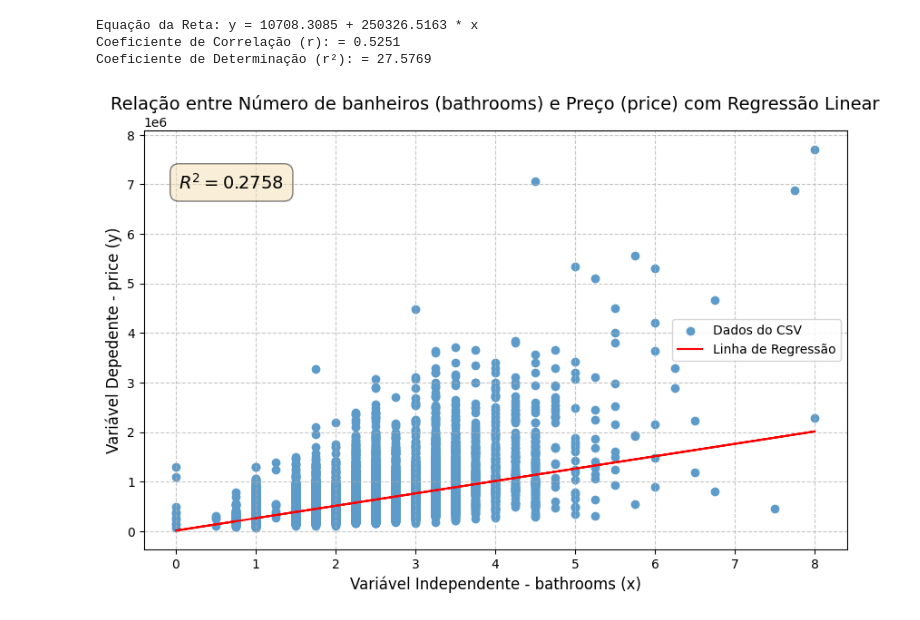
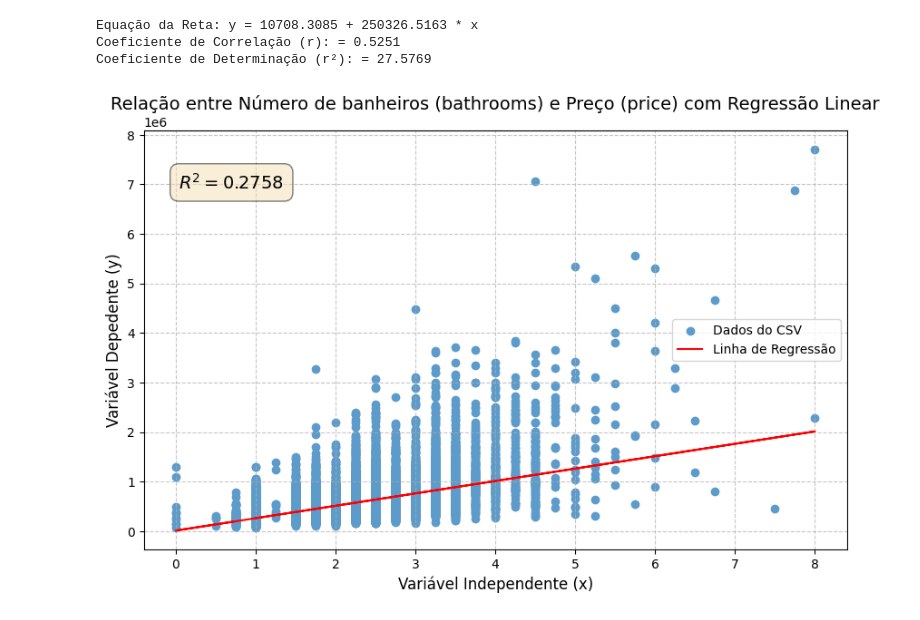
Before and after one commit to AlissaGabriel/Fatec-AprendizagemDeMaquina, a Jupyter notebook: Aula07/preco_bathrooms.ipynb, the cells around one changed output. Cells and saved outputs as stored; diff of their text form; code cells hidden in the pictures.

```diff
--- a/Aula07/preco_bathrooms.ipynb
+++ b/Aula07/preco_bathrooms.ipynb
@@ -57,33 +57,33 @@ print(f"Coeficiente de Determinação (r²): = {r2*100:.4f}")
 
 # 7. Visualização Gráfica dos Dados
 plt.figure(figsize=(10,6))
 
 # Gráfico de dispersão (Scatter plot) dos dados reais
 plt.scatter(x, y, color='#5D9BCA', label='Dados do CSV')
 
 # Linha de regressão gerada pelo modelo
 plt.plot(x, y_hat, color='red', label="Linha de Regressão")
 
 # Configurações de layout do gráfico
 plt.title("Relação entre Número de banheiros (bathrooms) e Preço (price) com Regressão Linear", fontsize=14)
-plt.xlabel("Variável Independente - bathrooms (x)", fontsize=12)
-plt.ylabel("Variável Depedente - price (y)", fontsize=12)
+plt.xlabel("Variável Independente (x)", fontsize=12)
+plt.ylabel("Variável Depedente (y)", fontsize=12)
 
 # Adiciona o valor de R² ao gráfico para fácil visualização
 plt.text(
     0.05, 0.9,
     f'$R^2 = {r2:.4f}$',
     transform=plt.gca().transAxes,
     fontsize=14,
     verticalalignment='top',
     bbox=dict(boxstyle='round,pad=0.5', fc='wheat', alpha=0.5)
 )
 
 plt.grid(True, linestyle='--', alpha=0.7)
 plt.legend()
 plt.show()
 # %% [output]
 Equação da Reta: y = 10708.3085 + 250326.5163 * x
 Coeficiente de Correlação (r): = 0.5251
 Coeficiente de Determinação (r²): = 27.5769
-[figure, old version]
+[figure, new version]
```
Also changed, not shown: 3 other files.
